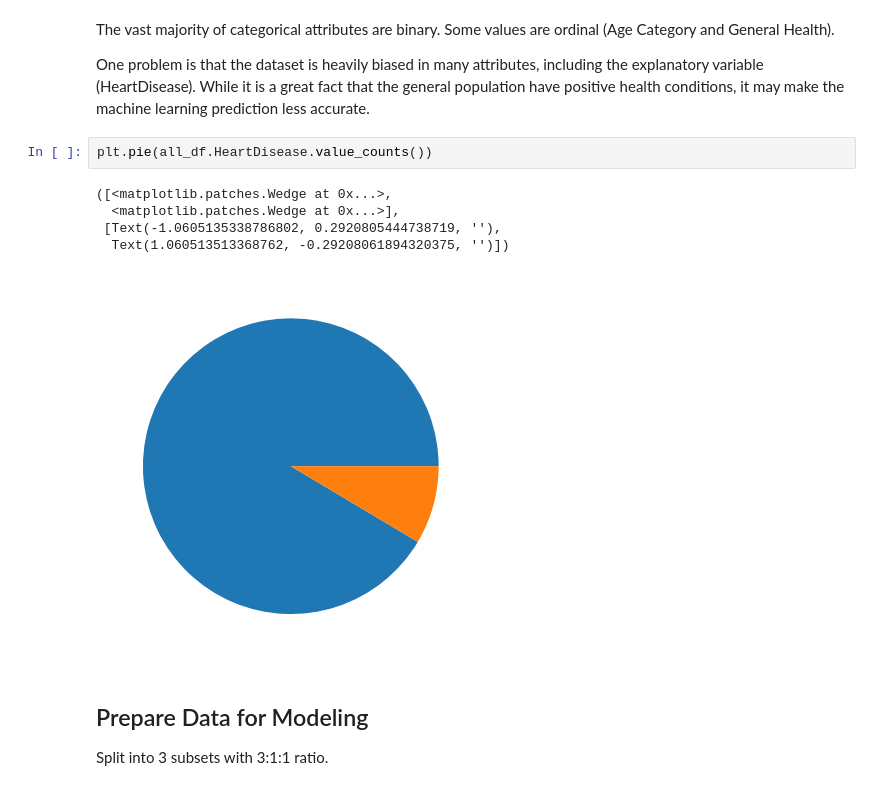
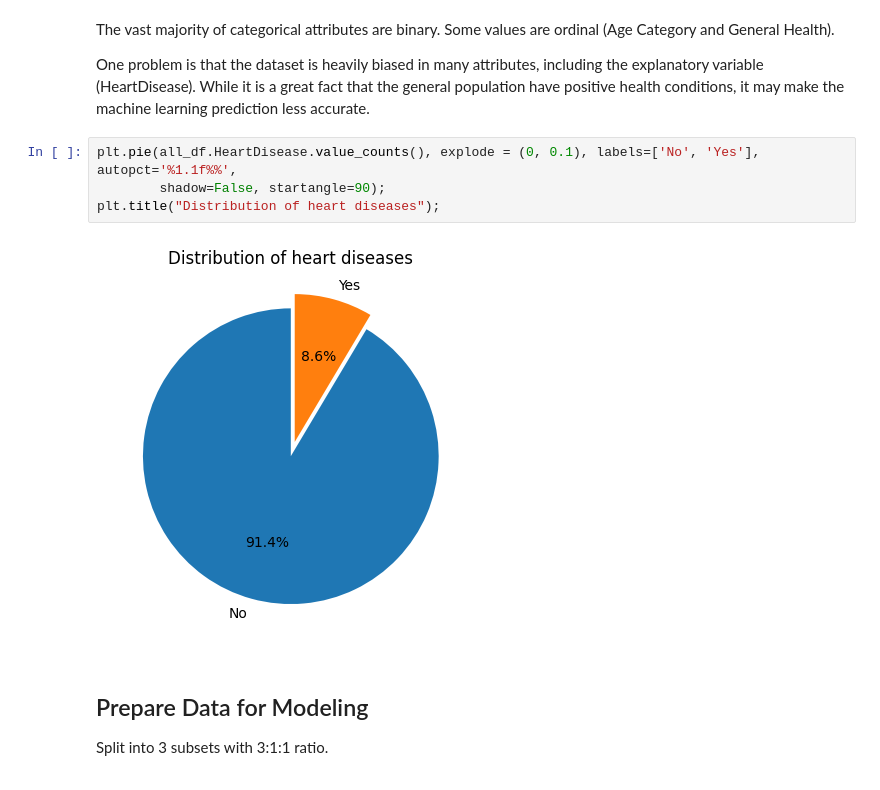
Before and after one commit to ptuan5/jovian-classical-ml, a Jupyter notebook: machine_learning_tuan_nguyen.ipynb, the cells around one changed output. Saved outputs shown, nothing was run; the diff lists cells and outputs as text.

```diff
--- a/machine_learning_tuan_nguyen.ipynb
+++ b/machine_learning_tuan_nguyen.ipynb
@@ -139,14 +142,12 @@ all_df.describe(include = 'object')
 The vast majority of categorical attributes are binary. Some values are ordinal (Age Category and General Health).
 
 One problem is that the dataset is heavily biased in many attributes, including the explanatory variable (HeartDisease). While it is a great fact that the general population have positive health conditions, it may make the machine learning prediction less accurate.
-# %%
-plt.pie(all_df.HeartDisease.value_counts())
-# %% [output]
-([<matplotlib.patches.Wedge at 0x...>,
-  <matplotlib.patches.Wedge at 0x...>],
- [Text(-1.0605135338786802, 0.2920805444738719, ''),
-  Text(1.060513513368762, -0.29208061894320375, '')])
-[figure, removed]
+# %%
+plt.pie(all_df.HeartDisease.value_counts(), explode = (0, 0.1), labels=['No', 'Yes'], autopct='%1.1f%%',
+        shadow=False, startangle=90);
+plt.title("Distribution of heart diseases");
+# %% [output]
+[figure, added]
 # %% [markdown]
 ## Prepare Data for Modeling
 
```
Also changed, not shown: parts of 25 cells of this notebook.
